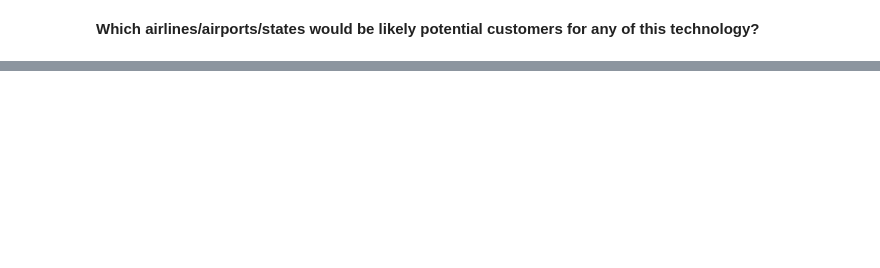
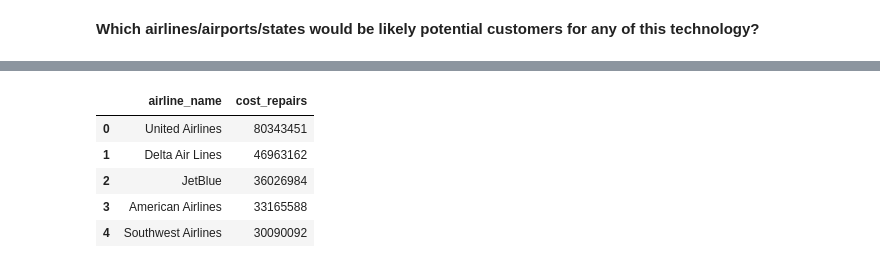
Before and after one commit to najma2hsn/Assessment-Data-Analysis-Fundamentals-Week-2, a Jupyter notebook: wildlife-strike-analysis.ipynb, the cells around one changed output, grey strips where cells are left out. Cells and saved outputs as stored; diff of their text form; code cells hidden in the pictures; blank space fills up the shorter version.

```diff
--- a/wildlife-strike-analysis.ipynb
+++ b/wildlife-strike-analysis.ipynb
@@ -295,2 +363,15 @@ _Making the charts_
 # %% [markdown]
 **Which airlines/airports/states would be likely potential customers for any of this technology?**
+# %%
+target_query = """SELECT w.airport_name, a.airline_name, w.indicated_damage, w.cost_repairs, w.nr_injuries
+FROM wildlife_strike AS w
+JOIN airline AS a ON (w.opid = a.iaco)"""
+curs.execute(target_query)
+target_areas = curs.fetch_dataframe()
+# %%
+target_areas = convert_str_to_ints(
+   target_areas, 'indicated_damage')
+target_areas = convert_str_to_ints(target_areas, 'nr_injuries')
+
+target_areas = convert_str_to_ints(
+  target_areas, 'cost_repairs')
@@ -296,0 +387,11 @@ _Making the charts_
+# %%
+airlines_cost = target_areas.groupby(
+    'airline_name')['cost_repairs'].sum().sort_values(ascending=False).reset_index().head(5)
+airlines_cost
+# %% [output]
+|  | airline_name | cost_repairs |
+| 0 | United Airlines | 80343451 |
+| 1 | Delta Air Lines | 46963162 |
+| 2 | JetBlue | 36026984 |
+| 3 | American Airlines | 33165588 |
+| 4 | Southwest Airlines | 30090092 |
```
Also changed, not shown: parts of 13 cells of this notebook.
